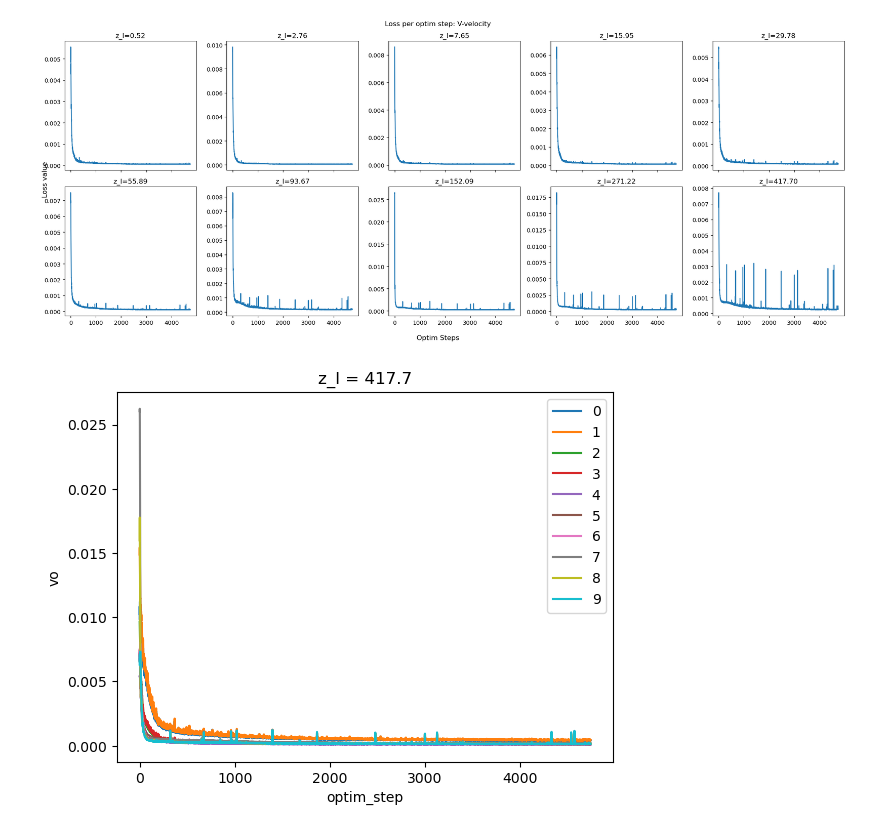
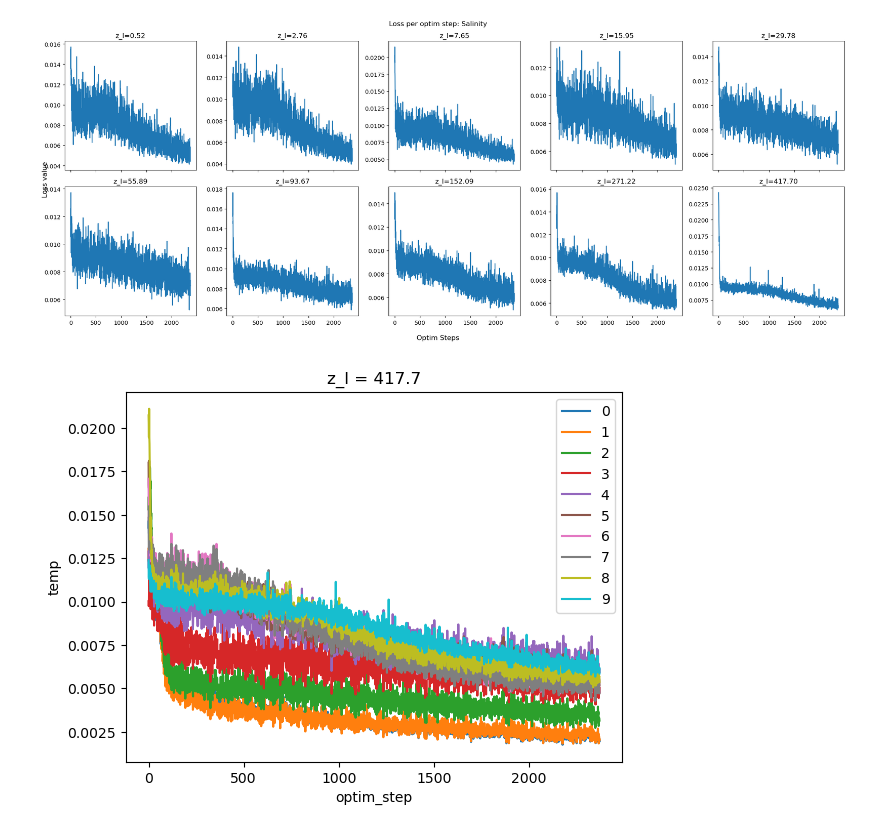
Before and after one commit to NOAA-PSL/graph-ufs, a Jupyter notebook: prototypes/notebooks/analyze_loss.ipynb, the cells around one changed output. Saved outputs shown, nothing was run; the diff lists cells and outputs as text; code cells hidden in the pictures.

```diff
--- a/prototypes/notebooks/analyze_loss.ipynb
+++ b/prototypes/notebooks/analyze_loss.ipynb
@@ -6,7 +6,7 @@ import xarray as xr
 from graphufs.stacked_utils import convert_loss_channel2var
 # %%
 _scratch = "/pscratch/sd/n/nagarwal"
-_prototype = "atm-only"
-_expt = "R1"
+_prototype = "ocn-only"
+_expt = "R4"
 _prototypes = "/global/homes/n/nagarwal/graph-ufs/prototypes/"
 # %%
@@ -132,19 +141,19 @@ else:
 # %%
 # plot
-var = "vo"
-extended_var = "v-velocity"
-fig, ax = plot_loss_3d(var, extended_var)
+var = "so"
+extended_var = "salinity"
+fig, ax = plot_loss_3d(var, extended_var, vcoord)
 # %% [output]
-[figure, old version]
+[figure, new version]
 # %%
 # plot all levels of a 3D variable together
-varname = "vo"
-vert_dim = "z_l"
-for i in range(var_loss.sizes[vert_dim]):
-    var_loss[varname].isel(z_l=i).plot(label=i)
+varname = "temp"
+vcoord = "z_l"
+for i in range(var_loss.sizes[vcoord]):
+    var_loss[varname].isel({vcoord:i}).plot(label=i)
 plt.legend()
 plt.show()
 # %% [output]
-[figure, old version]
+[figure, new version]
 # %%
 # all 2D variables
```
Also changed, not shown: parts of 9 cells of this notebook, 6 other files.
